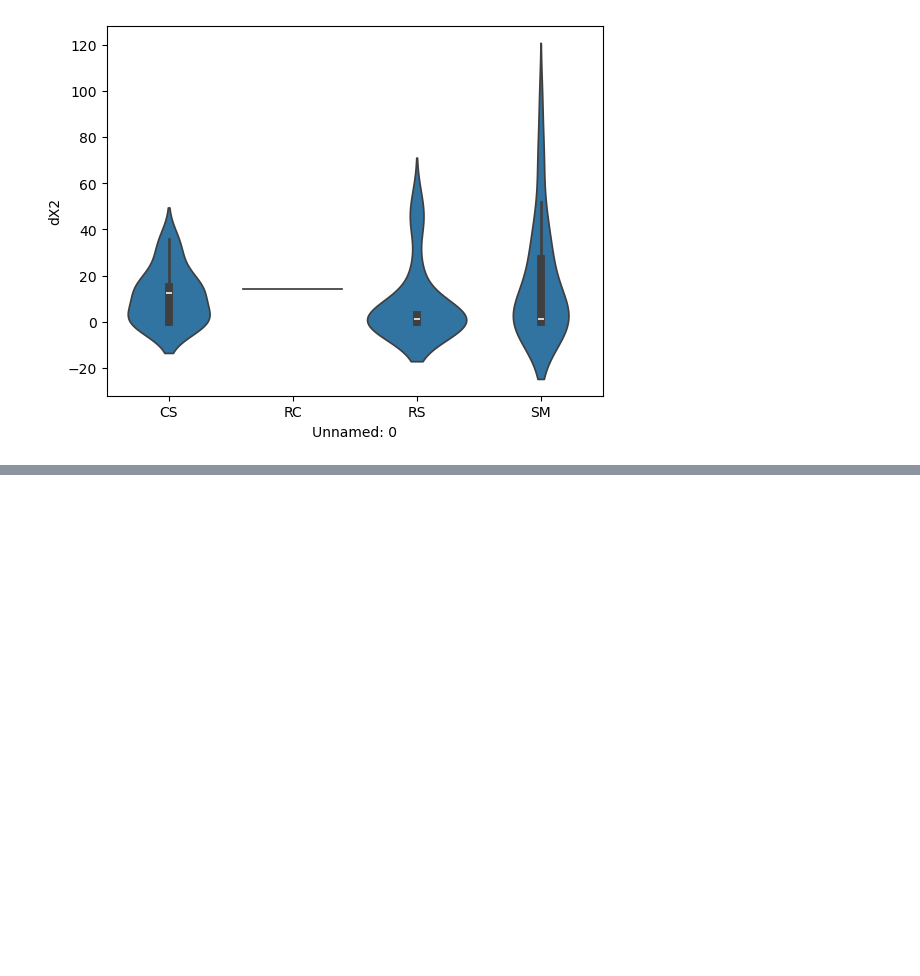
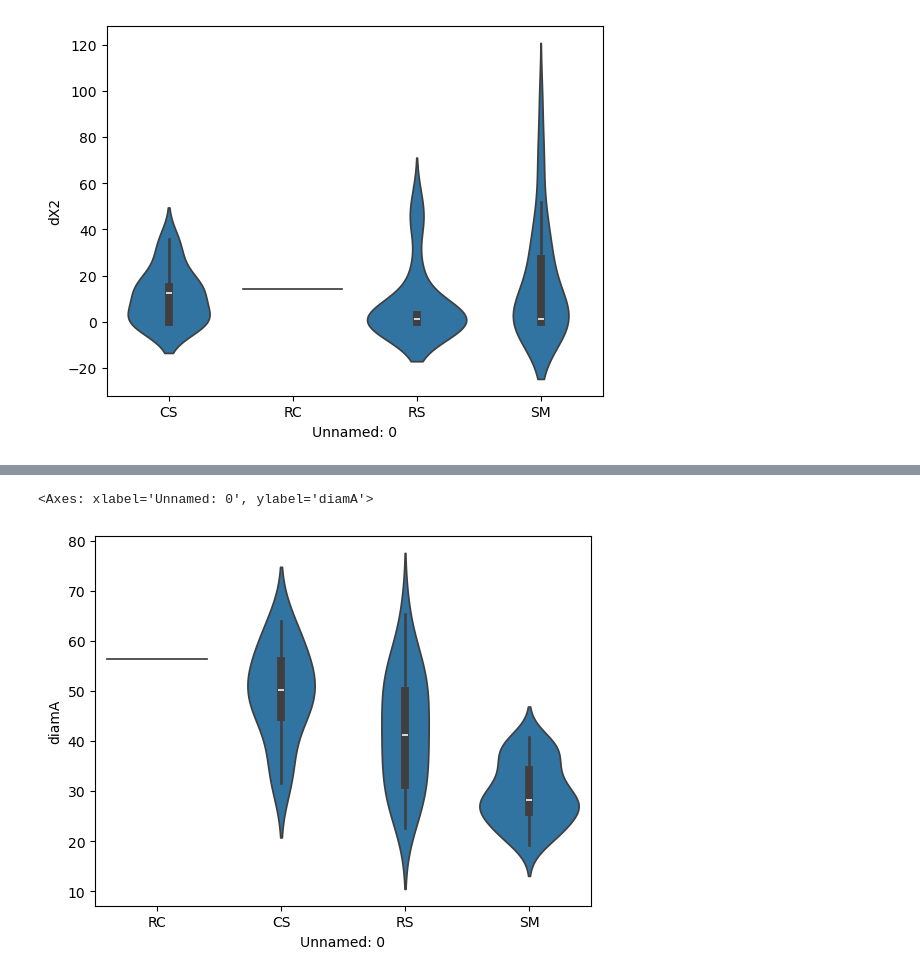
Before and after one commit to zacsimile/cytokinesis-pseudotime-analysis, a Jupyter notebook: extract_line_profile_septin2_tubulin.ipynb, the cells around one changed output, grey strips where cells are left out. Drawn from its saved outputs; the diff is of its cells as text; code cells hidden in the pictures; blank space fills up the shorter version.

```diff
--- a/extract_line_profile_septin2_tubulin.ipynb
+++ b/extract_line_profile_septin2_tubulin.ipynb
@@ -172,0 +197,5 @@ Text(0.5, 1.0, '|diamM - diamM2|')
+# %%
+sns.violinplot(metrics, x="Unnamed: 0", y="diamA")
+# %% [output]
+<Axes: xlabel='Unnamed: 0', ylabel='diamA'>
+[figure, added]
```
Also changed, not shown: parts of 7 cells of this notebook, 1 other file.
